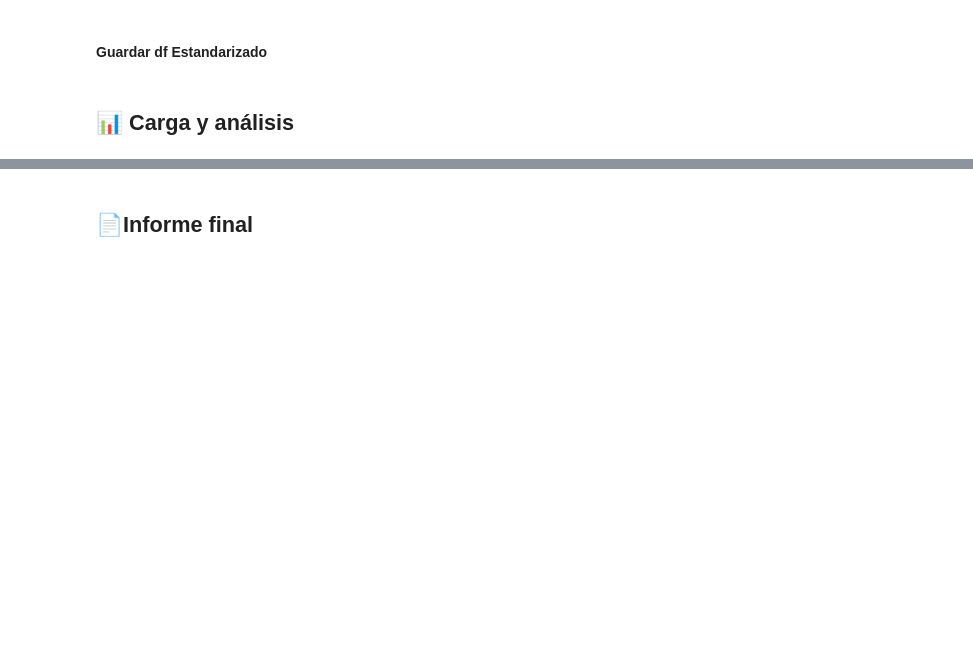
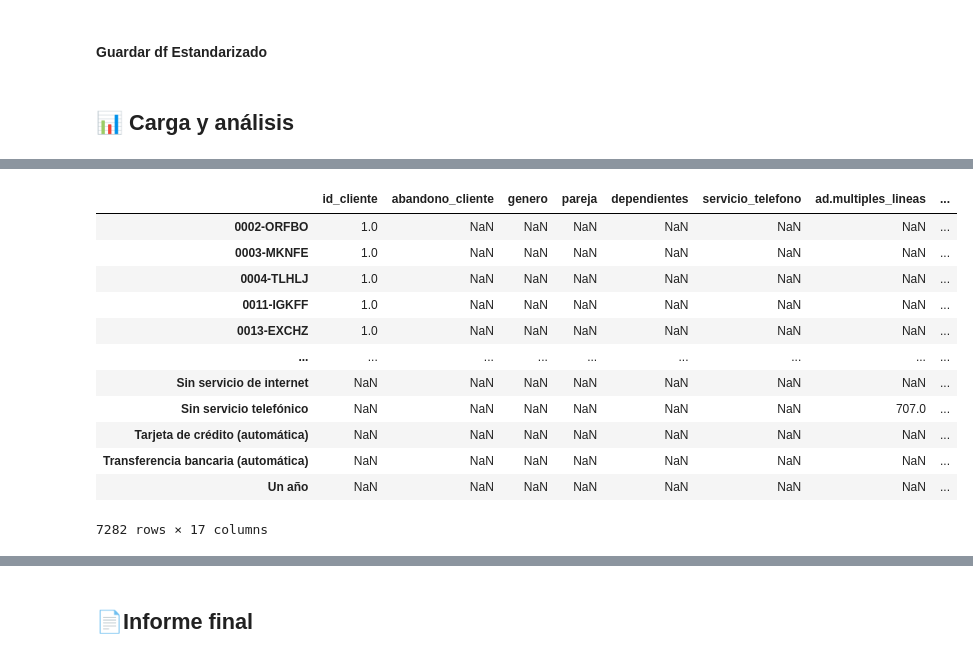
Before and after one commit to MigXDev/CS_Datos_I_DESAFIO_2, a Jupyter notebook: challenge2-data-science-LATAM-main/TelecomX_LATAM.ipynb, the cells around one changed output, grey strips where cells are left out. Saved outputs shown, nothing was run; the diff lists cells and outputs as text; code cells hidden in the pictures; blank space fills up the shorter version.

```diff
--- a/challenge2-data-science-LATAM-main/TelecomX_LATAM.ipynb
+++ b/challenge2-data-science-LATAM-main/TelecomX_LATAM.ipynb
@@ -1193,0 +1397,17 @@ Df_analisis.to_json('TelecomX_Data_Analisis.json', orient='records', lines=True)
+# %%
+# 3. frecuencias de todas las categóricas
+df_Datos_Traducidos.select_dtypes('object').apply(pd.Series.value_counts, dropna=False)
+# %% [output]
+|  | id_cliente | abandono_cliente | genero | pareja | dependientes | servicio_telefono | ad.multiples_lineas | ... |
+| 0002-ORFBO | 1.0 | NaN | NaN | NaN | NaN | NaN | NaN | ... |
+| 0003-MKNFE | 1.0 | NaN | NaN | NaN | NaN | NaN | NaN | ... |
+| 0004-TLHLJ | 1.0 | NaN | NaN | NaN | NaN | NaN | NaN | ... |
+| 0011-IGKFF | 1.0 | NaN | NaN | NaN | NaN | NaN | NaN | ... |
+| 0013-EXCHZ | 1.0 | NaN | NaN | NaN | NaN | NaN | NaN | ... |
+| ... | ... | ... | ... | ... | ... | ... | ... | ... |
+| Sin servicio de internet | NaN | NaN | NaN | NaN | NaN | NaN | NaN | ... |
+| Sin servicio telefónico | NaN | NaN | NaN | NaN | NaN | NaN | 707.0 | ... |
+| Tarjeta de crédito (automática) | NaN | NaN | NaN | NaN | NaN | NaN | NaN | ... |
+| Transferencia bancaria (automática) | NaN | NaN | NaN | NaN | NaN | NaN | NaN | ... |
+| Un año | NaN | NaN | NaN | NaN | NaN | NaN | NaN | ... |
+7282 rows × 17 columns
```
Also changed, not shown: parts of 29 cells of this notebook, 1 other file.
